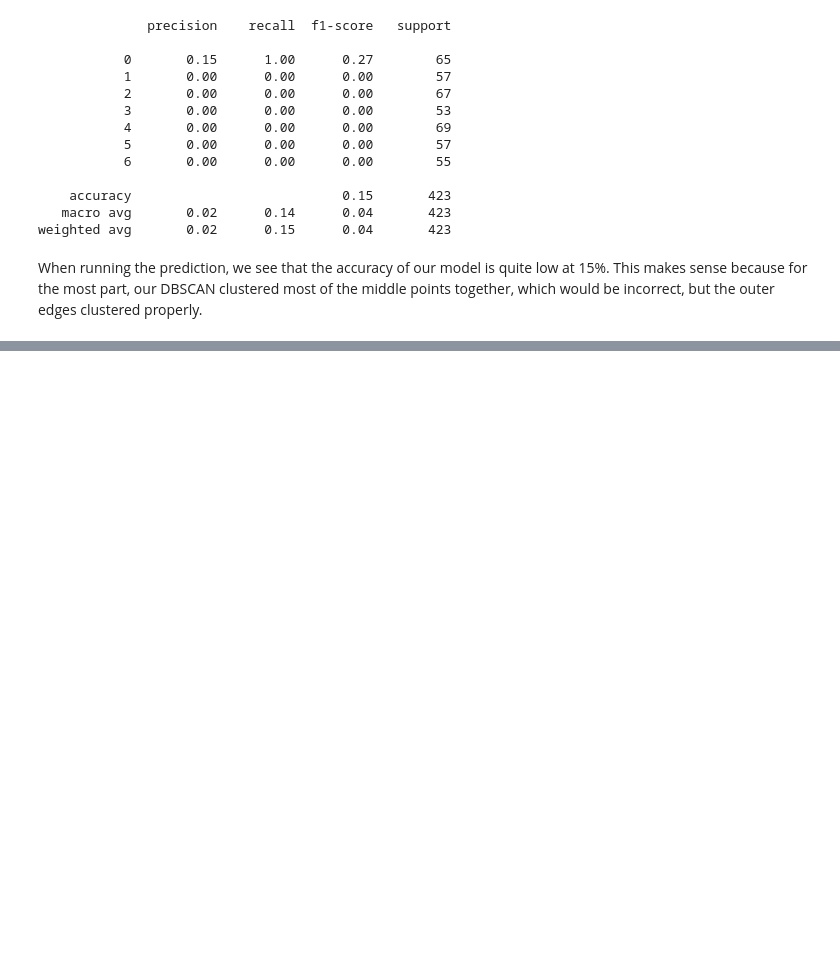
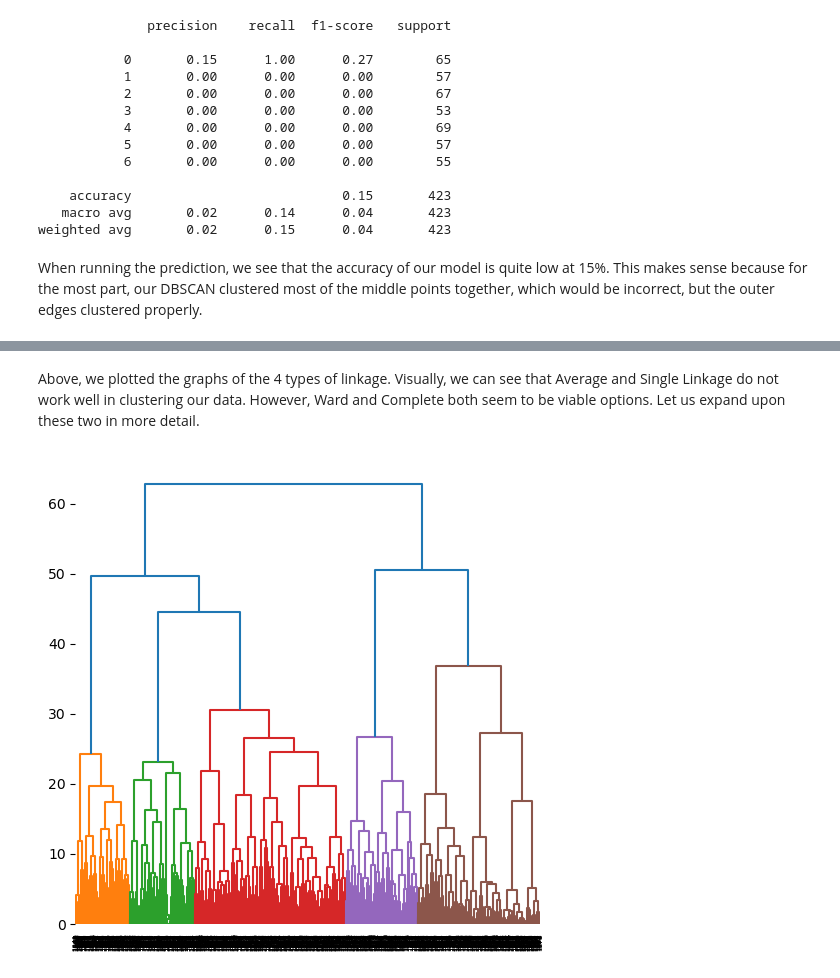
Before and after one commit to pallavigkwd/COGS118BGroup, a Jupyter notebook: Project 118B (1).ipynb, the cells around one changed output, grey strips where cells are left out. Saved outputs shown, nothing was run; the diff lists cells and outputs as text; code cells hidden in the pictures; blank space fills up the shorter version.

```diff
--- a/Project 118B (1).ipynb
+++ b/Project 118B (1).ipynb
@@ -742,0 +806,10 @@ When running the prediction, we see that the accuracy of our model is quite low
+# %% [markdown]
+Above, we plotted the graphs of the 4 types of linkage. Visually, we can see that Average and Single Linkage do not work well in clustering our data. However, Ward and Complete both seem to be viable options. Let us expand upon these two in more detail.
+# %%
+fig, ax = plt.subplots(figsize=(6,6))
+
+
+dendrogram(tree_ward, ax=ax)
+sns.despine(left=True,bottom=True)
+# %% [output]
+[figure, added]
```
Also changed, not shown: parts of 8 cells of this notebook.
